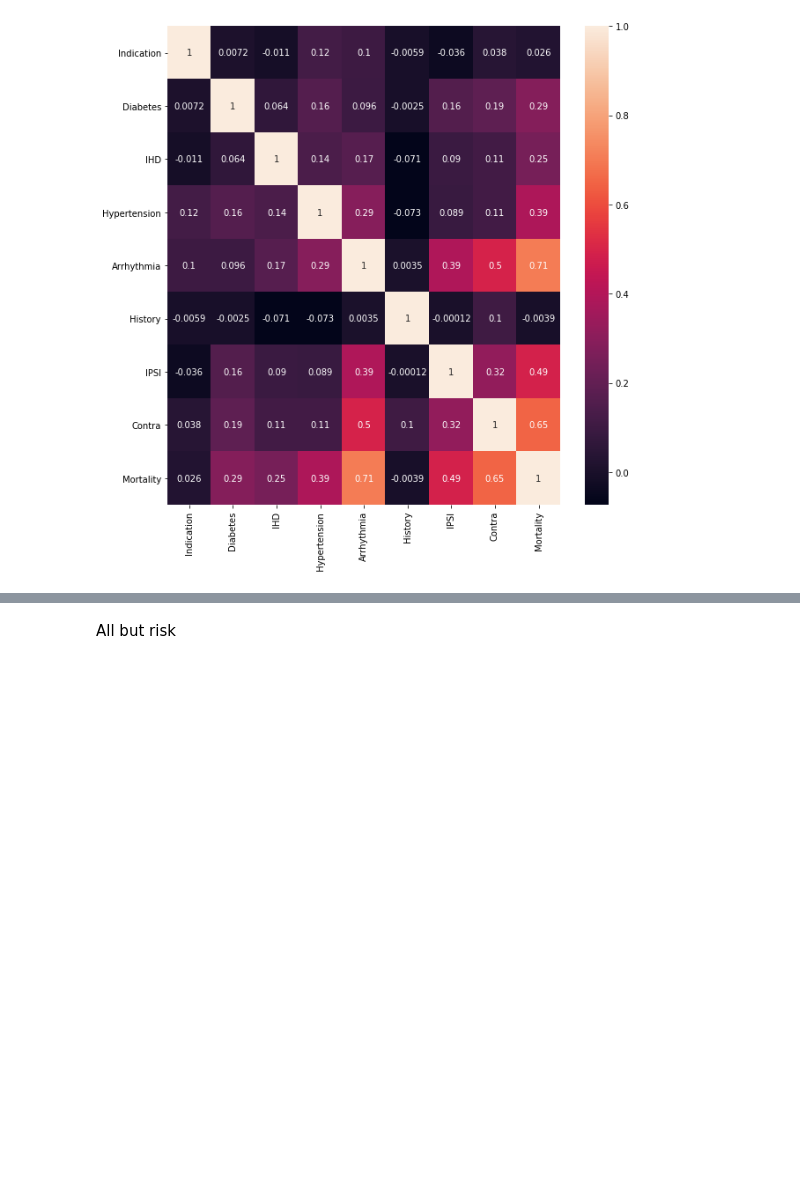
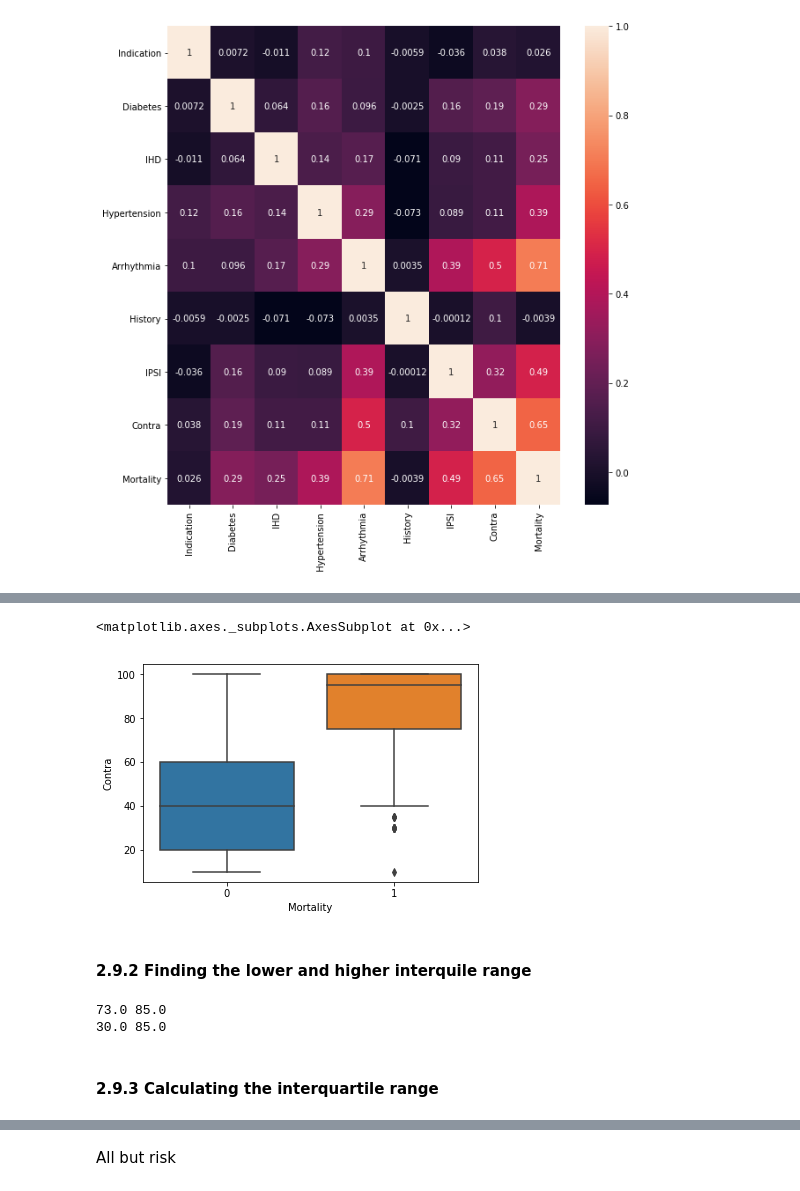
Before and after one commit to kthrasher1/Data_Mining, a Jupyter notebook: ACW/ACW_Jupyter_Notebook.ipynb, the cells around one changed output, grey strips where cells are left out. Cells and saved outputs as stored; diff of their text form; code cells hidden in the pictures; blank space fills up the shorter version.

```diff
--- a/ACW/ACW_Jupyter_Notebook.ipynb
+++ b/ACW/ACW_Jupyter_Notebook.ipynb
@@ -598,0 +626,7 @@ sns.pairplot(df_copy, vars=["Contra", "IPSI"], hue="Mortality", palette="husl")
+# %%
+sns.boxplot(patient_copy['Mortality'], patient_copy['Contra'])
+# %% [output]
+<matplotlib.axes._subplots.AxesSubplot at 0x...>
+[figure, added]
+# %% [markdown]
+#### 2.9.2 Finding the lower and higher interquile range
@@ -598,0 +639,8 @@ sns.pairplot(df_copy, vars=["Contra", "IPSI"], hue="Mortality", palette="husl")
+# %%
+print(ipsi_quantile1, ipsi_quantile3)
+print(contra_quantile1, contra_quantile3)
+# %% [output]
+73.0 85.0
+30.0 85.0
+# %% [markdown]
+#### 2.9.3 Calculating the interquartile range
```
Also changed, not shown: parts of 189 cells of this notebook, 4 other files.
